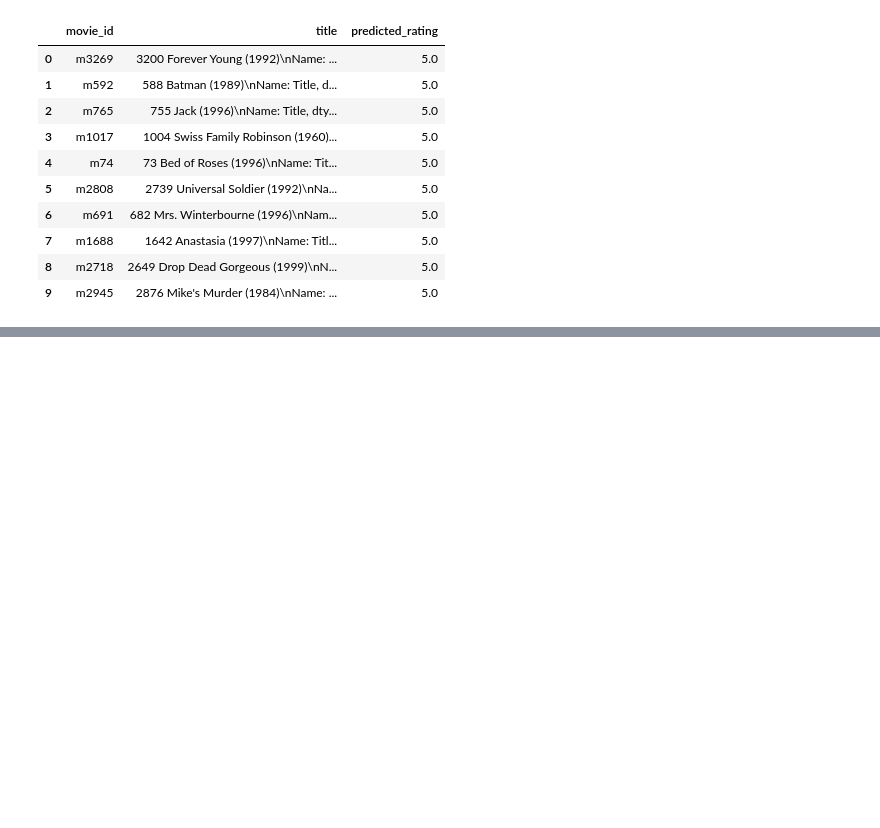
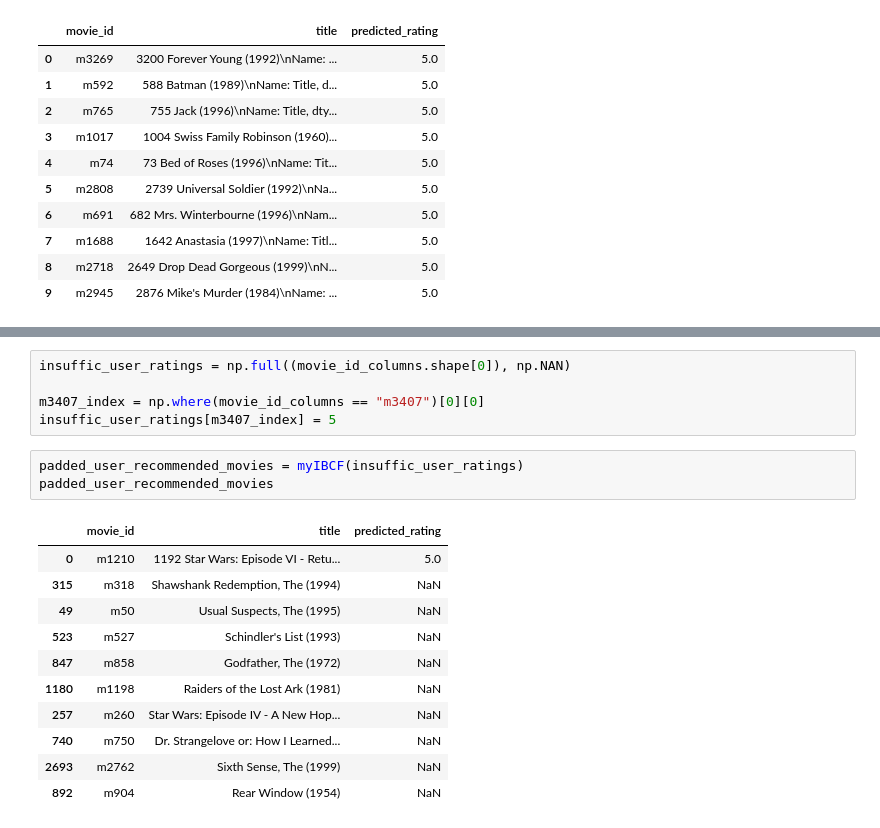
Before and after one commit to NealRyan/CS_598_Project_4-Movie_Recommender_System, a Jupyter notebook: Project_4_System_I_II.ipynb, the cells around one changed output, grey strips where cells are left out. Drawn from its saved outputs; the diff is of its cells as text; blank space fills up the shorter version.

```diff
--- a/Project_4_System_I_II.ipynb
+++ b/Project_4_System_I_II.ipynb
@@ -630,0 +681,20 @@ hyp_user_recommended_movies
+# %%
+insuffic_user_ratings = np.full((movie_id_columns.shape[0]), np.NAN)
+
+m3407_index = np.where(movie_id_columns == "m3407")[0][0]
+insuffic_user_ratings[m3407_index] = 5
+# %%
+padded_user_recommended_movies = myIBCF(insuffic_user_ratings)
+padded_user_recommended_movies
+# %% [output]
+|  | movie_id | title | predicted_rating |
+| 0 | m1210 | 1192 Star Wars: Episode VI - Retu... | 5.0 |
+| 315 | m318 | Shawshank Redemption, The (1994) | NaN |
+| 49 | m50 | Usual Suspects, The (1995) | NaN |
+| 523 | m527 | Schindler's List (1993) | NaN |
+| 847 | m858 | Godfather, The (1972) | NaN |
+| 1180 | m1198 | Raiders of the Lost Ark (1981) | NaN |
+| 257 | m260 | Star Wars: Episode IV - A New Hop... | NaN |
+| 740 | m750 | Dr. Strangelove or: How I Learned... | NaN |
+| 2693 | m2762 | Sixth Sense, The (1999) | NaN |
+| 892 | m904 | Rear Window (1954) | NaN |
```
Also changed, not shown: parts of 10 cells of this notebook.
